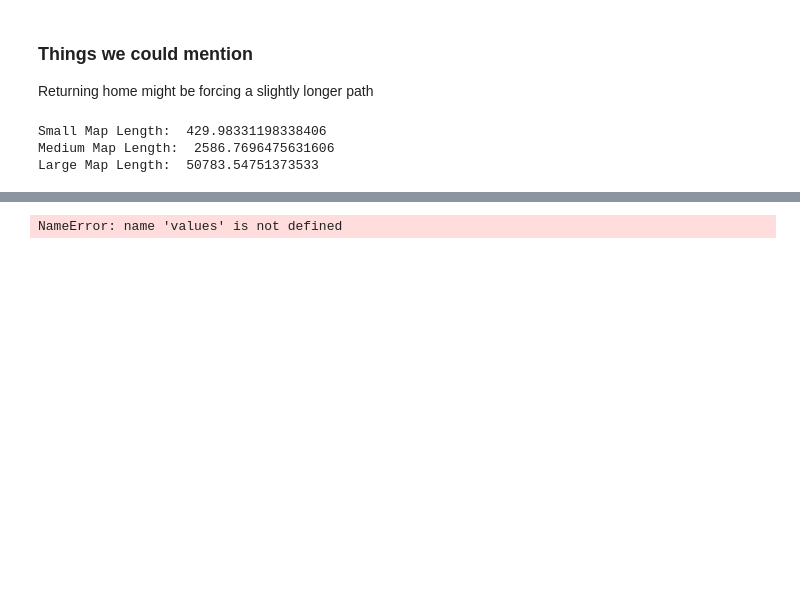
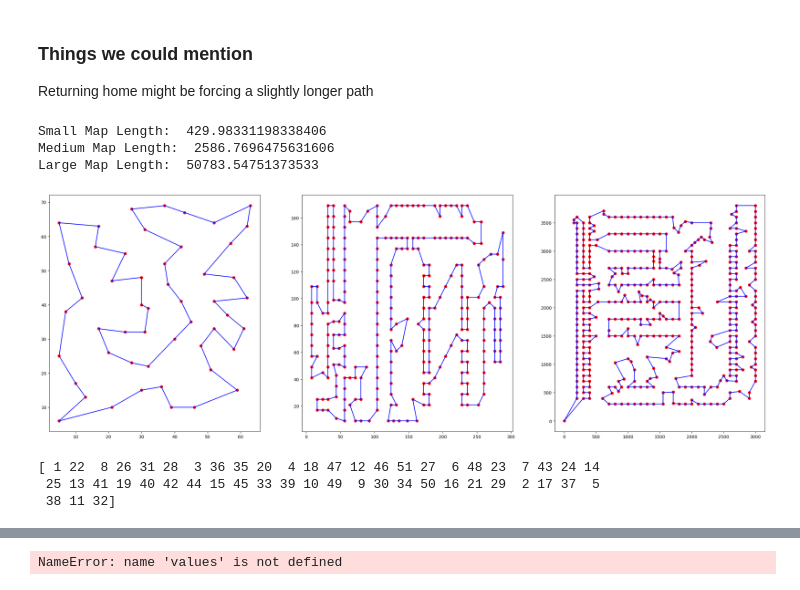
Before and after one commit to nabilasiregar/stochastic-simulation, a Jupyter notebook: assignment_3/Travling.ipynb, the cells around one changed output, grey strips where cells are left out. Cells and saved outputs as stored; diff of their text form; code cells hidden in the pictures; blank space fills up the shorter version.

```diff
--- a/assignment_3/Travling.ipynb
+++ b/assignment_3/Travling.ipynb
@@ -170,27 +120,28 @@ LARGE_OPT = "tsp_configs/pcb442.opt.tour.txt"
 # %%
 SMALL_NODES = read_csv(SMALL_MAP)
 MEDIUM_NODES = read_csv(MEDIUM_MAP)
 LARGE_NODES = read_csv(LARGE_MAP)
 
 SMALL_PATH = add_paths(SMALL_OPT)
 MEDIUM_PATH = add_paths(MEDIUM_OPT)
 LARGE_PATH = add_paths(LARGE_OPT)
 
 # Optimal paths
 SMALL_LENGTH = calculate_path_length(SMALL_PATH, SMALL_NODES)
 MEDIUM_LENGTH = calculate_path_length(MEDIUM_PATH, MEDIUM_NODES)
 LARGE_LENGTH= calculate_path_length(LARGE_PATH, LARGE_NODES)
 
 print("Small Map Length: ", SMALL_LENGTH)
 print("Medium Map Length: ",MEDIUM_LENGTH)
 print("Large Map Length: ", LARGE_LENGTH)
 
-# fig, axs = plt.subplots(1, 3)
-# fig.set_size_inches(30, 10)
-# plotmap(SMALL_NODES, axs[0], SMALL_PATH)
-# plotmap(MEDIUM_NODES, axs[1], MEDIUM_PATH)
-# plotmap(LARGE_NODES, axs[2], LARGE_PATH)
+fig, axs = plt.subplots(1, 3)
+fig.set_size_inches(30, 10)
+plotmap(SMALL_NODES, axs[0], SMALL_PATH)
+plotmap(MEDIUM_NODES, axs[1], MEDIUM_PATH)
+plotmap(LARGE_NODES, axs[2], LARGE_PATH)
 # %% [output]
 Small Map Length:  429.98331198338406
 Medium Map Length:  2586.7696475631606
 Large Map Length:  50783.54751373533
+[figure, added]
@@ -299,3 +148,9 @@ Large Map Length:  50783.54751373533
+# %%
+print(get_neighbor(SMALL_PATH))
+# %% [output]
+[ 1 22  8 26 31 28  3 36 35 20  4 18 47 12 46 51 27  6 48 23  7 43 24 14
+ 25 13 41 19 40 42 44 15 45 33 39 10 49  9 30 34 50 16 21 29  2 17 37  5
+ 38 11 32]
 # %%
 
 
```
Also changed, not shown: parts of 5 cells of this notebook, 3 other files.
